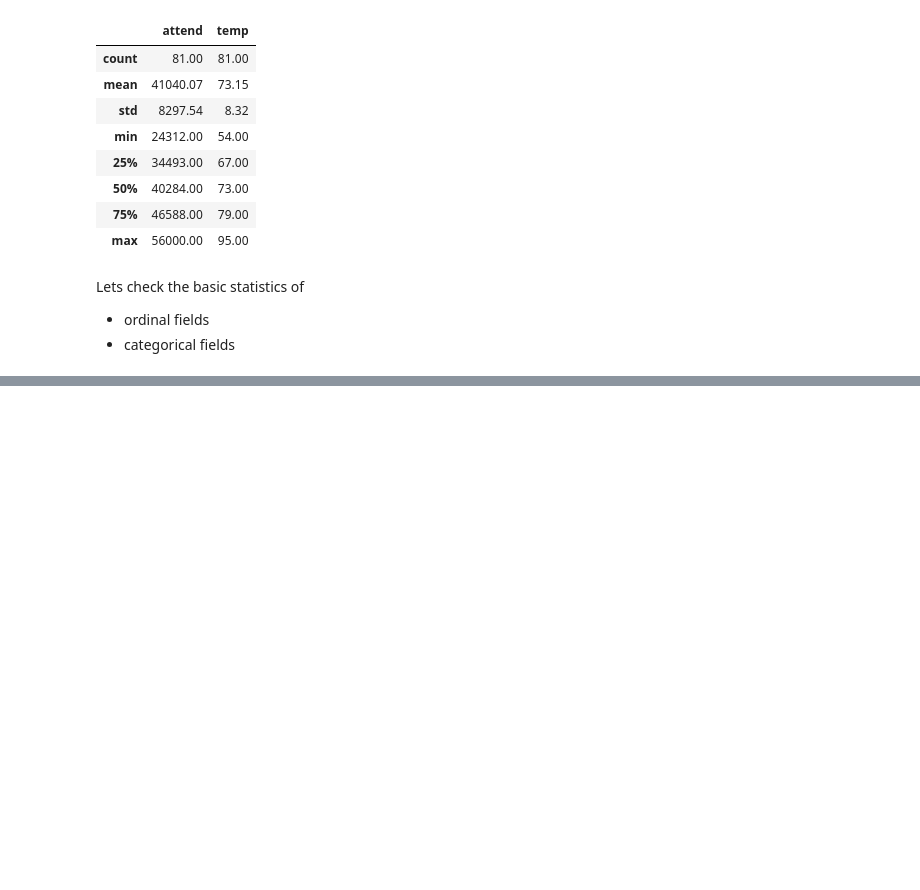
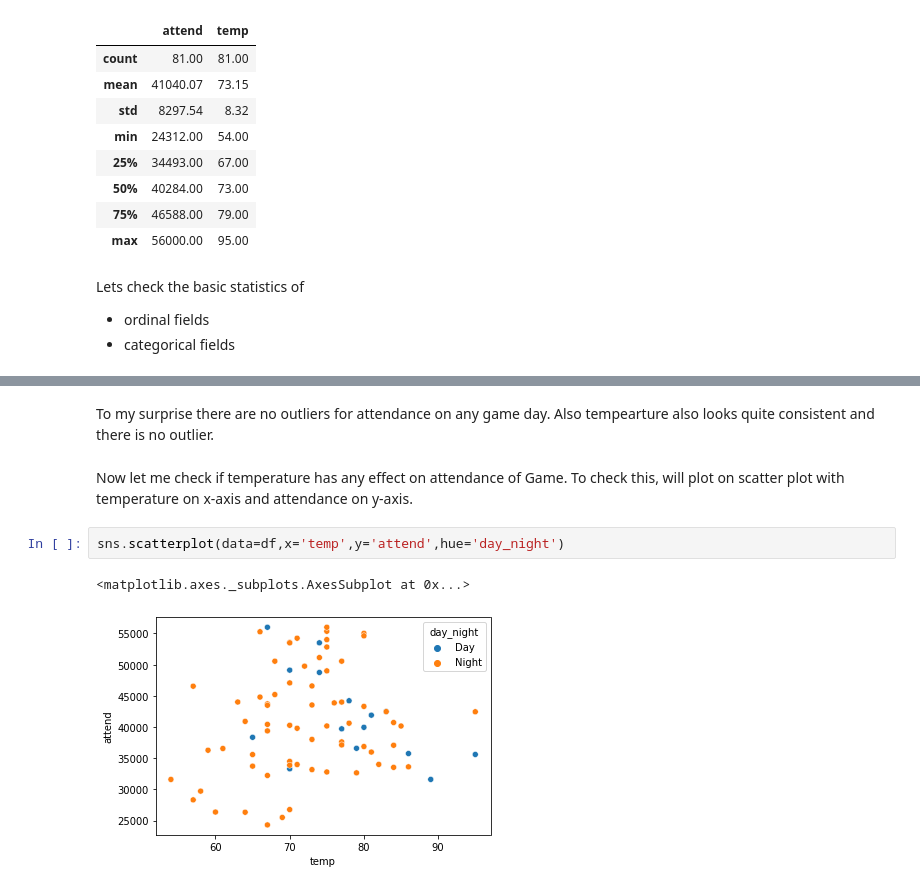
Before and after one commit to ninadcpa/DSC630, a Jupyter notebook: Week3_Assignment.ipynb, the cells around one changed output, grey strips where cells are left out. Cells and saved outputs as stored; diff of their text form; blank space fills up the shorter version.

```diff
--- a/Week3_Assignment.ipynb
+++ b/Week3_Assignment.ipynb
@@ -162,0 +187,9 @@ sns.histplot(data=df, x="temp", color="red", label="Temperature on the day of Ga
+# %% [markdown]
+To my surprise there are no outliers for attendance on any game day. Also tempearture also looks quite consistent and there is no outlier.
+# %% [markdown]
+Now let me check if temperature has any effect on attendance of Game. To check this, will plot on scatter plot with temperature on x-axis and attendance on y-axis.
+# %%
+sns.scatterplot(data=df,x='temp',y='attend',hue='day_night')
+# %% [output]
+<matplotlib.axes._subplots.AxesSubplot at 0x...>
+[figure, added]
```
Also changed, not shown: parts of 17 cells of this notebook.
